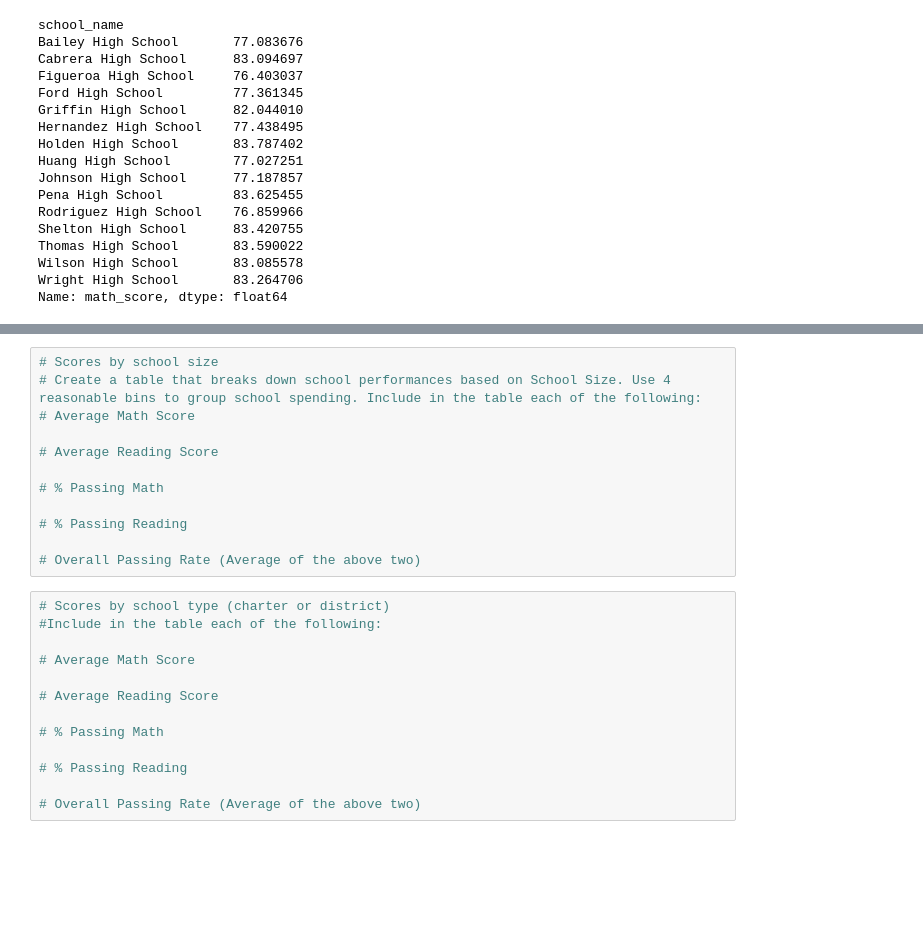
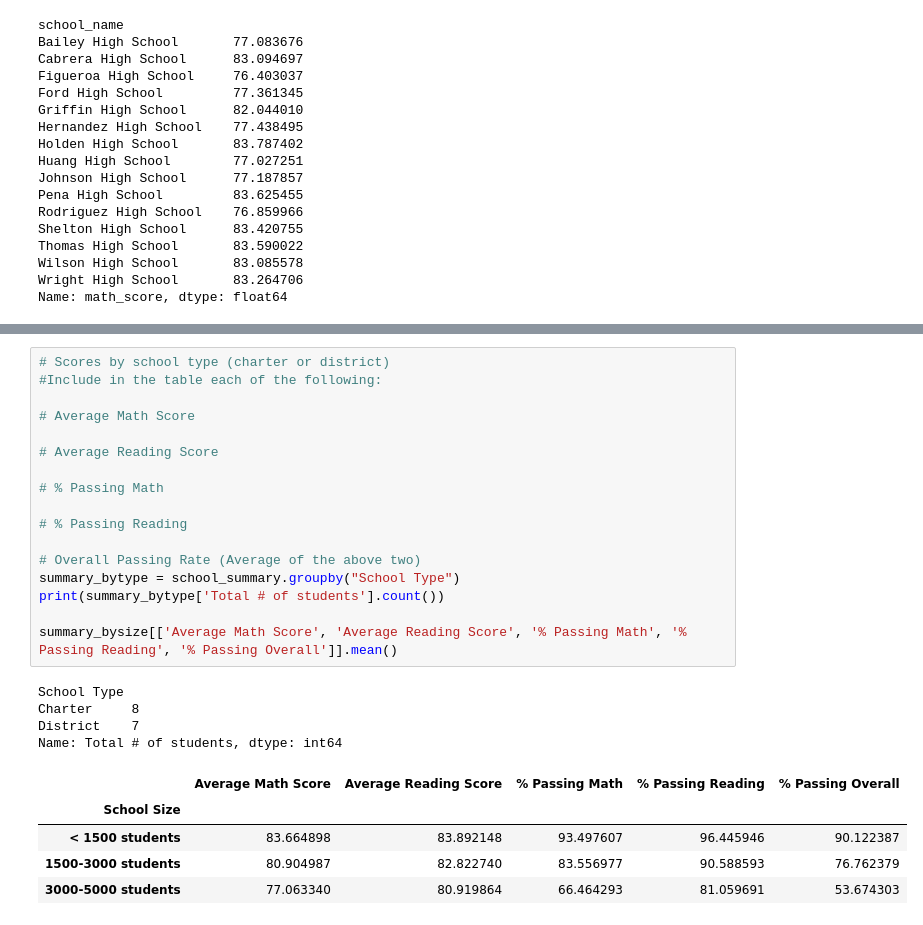
Before and after one commit to tanazimmer/Pandas-Challenge, a Jupyter notebook: PyCitySchools/pycityschools.ipynb, the cells around one changed output, grey strips where cells are left out. Cells and saved outputs as stored; diff of their text form; blank space fills up the shorter version.

```diff
--- a/PyCitySchools/pycityschools.ipynb
+++ b/PyCitySchools/pycityschools.ipynb
@@ -331,25 +395,27 @@ dtype: float64
 # %%
-# Scores by school size
-# Create a table that breaks down school performances based on School Size. Use 4 reasonable bins to group school spending. Include in the table each of the following:
+# Scores by school type (charter or district)
+#Include in the table each of the following:
+
 # Average Math Score
 
 # Average Reading Score
 
 # % Passing Math
 
 # % Passing Reading
 
 # Overall Passing Rate (Average of the above two)
+summary_bytype = school_summary.groupby("School Type")
+print(summary_bytype['Total # of students'].count())
+
+summary_bysize[['Average Math Score', 'Average Reading Score', '% Passing Math', '% Passing Reading', '% Passing Overall']].mean()
+# %% [output]
+School Type
+Charter     8
+District    7
+Name: Total # of students, dtype: int64
+|  | Average Math Score | Average Reading Score | % Passing Math | % Passing Reading | % Passing Overall |
+| School Size |  |  |  |  |  |
+| < 1500 students | 83.664898 | 83.892148 | 93.497607 | 96.445946 | 90.122387 |
+| 1500-3000 students | 80.904987 | 82.822740 | 83.556977 | 90.588593 | 76.762379 |
+| 3000-5000 students | 77.063340 | 80.919864 | 66.464293 | 81.059691 | 53.674303 |
-# %%
-# Scores by school type (charter or district)
-#Include in the table each of the following:
-
-# Average Math Score
-
-# Average Reading Score
-
-# % Passing Math
-
-# % Passing Reading
-
-# Overall Passing Rate (Average of the above two)
```
Also changed, not shown: parts of 6 cells of this notebook.
